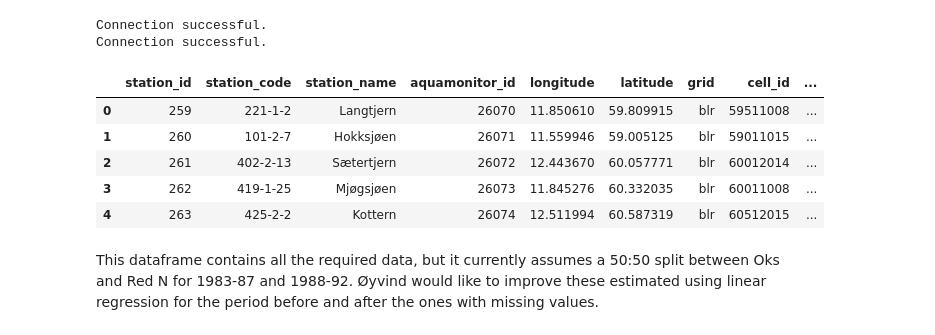
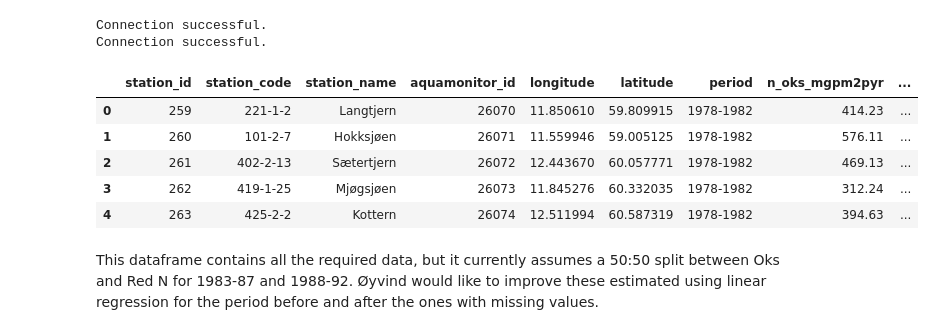
Before and after one commit to NIVANorge/1k_lakes_magic_model_dep, a Jupyter notebook: notebooks/extract_nilu_dep_blr_1000_lakes.ipynb, the cells around one changed output. Saved outputs shown, nothing was run; the diff lists cells and outputs as text; code cells hidden in the pictures.

```diff
--- a/notebooks/extract_nilu_dep_blr_1000_lakes.ipynb
+++ b/notebooks/extract_nilu_dep_blr_1000_lakes.ipynb
@@ -51,8 +55,6 @@ series_dict = {
     25: ("blr", 2007, 2011),
     26: ("blr", 2012, 2016),
     66: ("blr", 2017, 2021),
-    58: ("emep", 2020, 2020),
-    59: ("emep", 2030, 2030),
 }
 # %%
 # Get outflows and catchments for 1000 lakes
@@ -108,41 +110,41 @@ for series_id, series_data in series_dict.items():
     dep_gdf = grid_gdf.merge(dep_df, how="inner", on="cell_id").copy()
 
     # Spatial join. Using 'within' fails for 7 stations that are slightly outside the
     # BLR grid. Using 'sjoin_nearest' patches with the closest values
     # join_gdf = stn_gdf.sjoin(dep_gdf, how="left", predicate="within")
     join_gdf = stn_gdf.sjoin_nearest(dep_gdf, how="left")
 
     # Tidy
     join_gdf["period"] = f"{st_yr}-{end_yr}"
     join_gdf["grid"] = grid
     join_gdf["n_tot_mgpm2pyr"] = join_gdf["n_oks_mgpm2pyr"] + join_gdf["n_red_mgpm2pyr"]
     cols = [
         "station_id",
         "station_code",
         "station_name",
         "aquamonitor_id",
         "longitude",
         "latitude",
-        "grid",
-        "cell_id",
+        # "grid",
+        # "cell_id",
         "period",
         "n_oks_mgpm2pyr",
         "n_red_mgpm2pyr",
         "n_tot_mgpm2pyr",
         "s*_mgpm2pyr",
     ]
     join_df = join_gdf[cols]
     df_list.append(join_df)
 
 df = pd.concat(df_list, axis="rows")
 df.head()
 # %% [output]
-|  | station_id | station_code | station_name | aquamonitor_id | longitude | latitude | grid | cell_id | ... |
-| 0 | 259 | 221-1-2 | Langtjern | 26070 | 11.850610 | 59.809915 | blr | 59511008 | ... |
-| 1 | 260 | 101-2-7 | Hokksjøen | 26071 | 11.559946 | 59.005125 | blr | 59011015 | ... |
-| 2 | 261 | 402-2-13 | Sætertjern | 26072 | 12.443670 | 60.057771 | blr | 60012014 | ... |
-| 3 | 262 | 419-1-25 | Mjøgsjøen | 26073 | 11.845276 | 60.332035 | blr | 60011008 | ... |
-| 4 | 263 | 425-2-2 | Kottern | 26074 | 12.511994 | 60.587319 | blr | 60512015 | ... |
+|  | station_id | station_code | station_name | aquamonitor_id | longitude | latitude | period | n_oks_mgpm2pyr | ... |
+| 0 | 259 | 221-1-2 | Langtjern | 26070 | 11.850610 | 59.809915 | 1978-1982 | 414.23 | ... |
+| 1 | 260 | 101-2-7 | Hokksjøen | 26071 | 11.559946 | 59.005125 | 1978-1982 | 576.11 | ... |
+| 2 | 261 | 402-2-13 | Sætertjern | 26072 | 12.443670 | 60.057771 | 1978-1982 | 469.13 | ... |
+| 3 | 262 | 419-1-25 | Mjøgsjøen | 26073 | 11.845276 | 60.332035 | 1978-1982 | 312.24 | ... |
+| 4 | 263 | 425-2-2 | Kottern | 26074 | 12.511994 | 60.587319 | 1978-1982 | 394.63 | ... |
 # %% [markdown]
 This dataframe contains all the required data, but it currently assumes a 50:50 split between Oks and Red N for 1983-87 and 1988-92. Øyvind would like to improve these estimated using linear regression for the period before and after the ones with missing values.
 # %%
```
Also changed, not shown: parts of 14 cells of this notebook, 1 other file.
